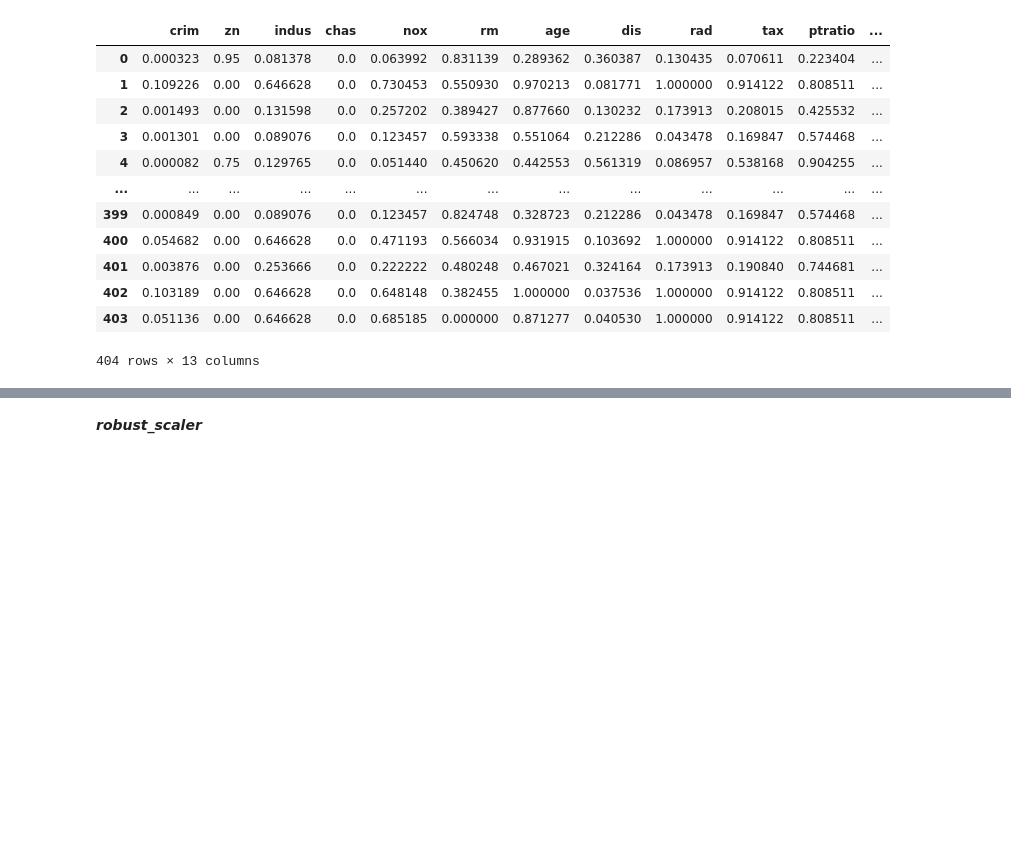
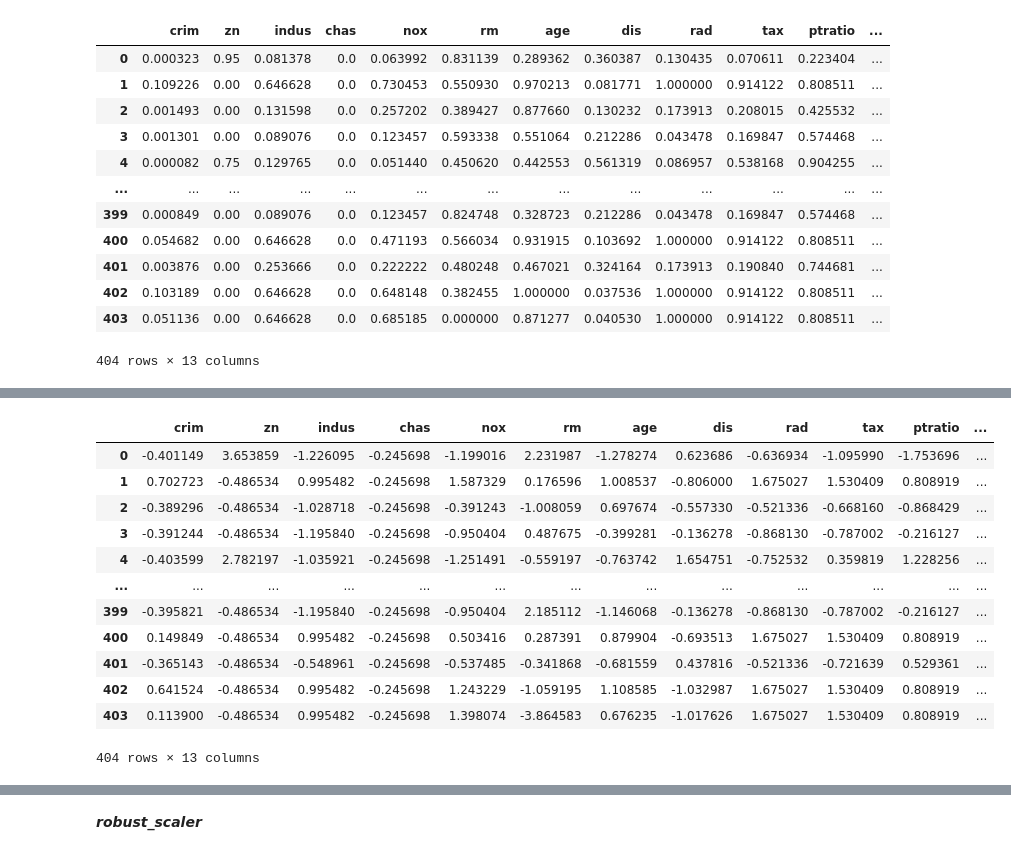
Before and after one commit to ns-m/data_analysis, a Jupyter notebook: Copy_of_Boston_sklearn_3.ipynb, the cells around one changed output, grey strips where cells are left out. Saved outputs shown, nothing was run; the diff lists cells and outputs as text; code cells hidden in the pictures; blank space fills up the shorter version.

```diff
--- a/Copy_of_Boston_sklearn_3.ipynb
+++ b/Copy_of_Boston_sklearn_3.ipynb
@@ -353,0 +382,19 @@ scaled_minmaxdf
+# %%
+std_scaler =  StandardScaler()
+scaled_std = std_scaler.fit_transform(X_train)
+scaled_std_df = pd.DataFrame(scaled_std, columns=X.columns)
+scaled_std_df
+# %% [output]
+|  | crim | zn | indus | chas | nox | rm | age | dis | rad | tax | ptratio | ... |
+| 0 | -0.401149 | 3.653859 | -1.226095 | -0.245698 | -1.199016 | 2.231987 | -1.278274 | 0.623686 | -0.636934 | -1.095990 | -1.753696 | ... |
+| 1 | 0.702723 | -0.486534 | 0.995482 | -0.245698 | 1.587329 | 0.176596 | 1.008537 | -0.806000 | 1.675027 | 1.530409 | 0.808919 | ... |
+| 2 | -0.389296 | -0.486534 | -1.028718 | -0.245698 | -0.391243 | -1.008059 | 0.697674 | -0.557330 | -0.521336 | -0.668160 | -0.868429 | ... |
+| 3 | -0.391244 | -0.486534 | -1.195840 | -0.245698 | -0.950404 | 0.487675 | -0.399281 | -0.136278 | -0.868130 | -0.787002 | -0.216127 | ... |
+| 4 | -0.403599 | 2.782197 | -1.035921 | -0.245698 | -1.251491 | -0.559197 | -0.763742 | 1.654751 | -0.752532 | 0.359819 | 1.228256 | ... |
+| ... | ... | ... | ... | ... | ... | ... | ... | ... | ... | ... | ... | ... |
+| 399 | -0.395821 | -0.486534 | -1.195840 | -0.245698 | -0.950404 | 2.185112 | -1.146068 | -0.136278 | -0.868130 | -0.787002 | -0.216127 | ... |
+| 400 | 0.149849 | -0.486534 | 0.995482 | -0.245698 | 0.503416 | 0.287391 | 0.879904 | -0.693513 | 1.675027 | 1.530409 | 0.808919 | ... |
+| 401 | -0.365143 | -0.486534 | -0.548961 | -0.245698 | -0.537485 | -0.341868 | -0.681559 | 0.437816 | -0.521336 | -0.721639 | 0.529361 | ... |
+| 402 | 0.641524 | -0.486534 | 0.995482 | -0.245698 | 1.243229 | -1.059195 | 1.108585 | -1.032987 | 1.675027 | 1.530409 | 0.808919 | ... |
+| 403 | 0.113900 | -0.486534 | 0.995482 | -0.245698 | 1.398074 | -3.864583 | 0.676235 | -1.017626 | 1.675027 | 1.530409 | 0.808919 | ... |
+404 rows × 13 columns
```
Also changed, not shown: parts of 6 cells of this notebook.
